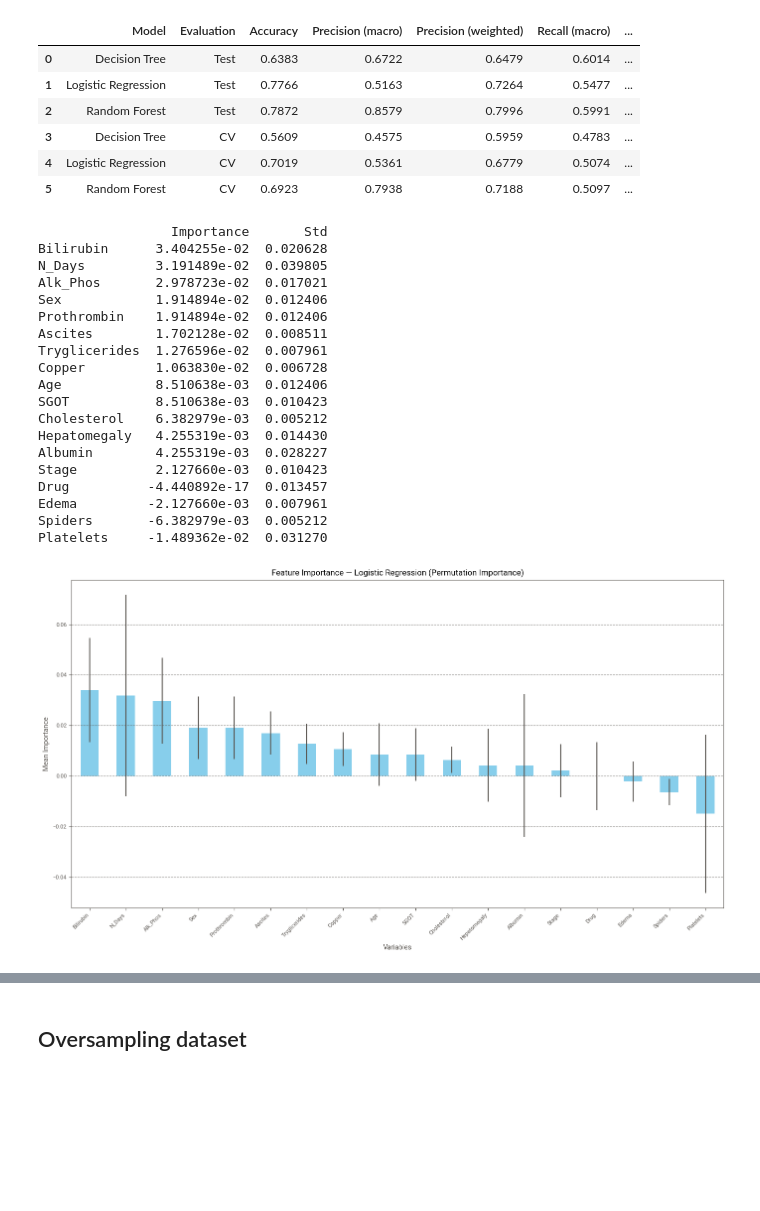
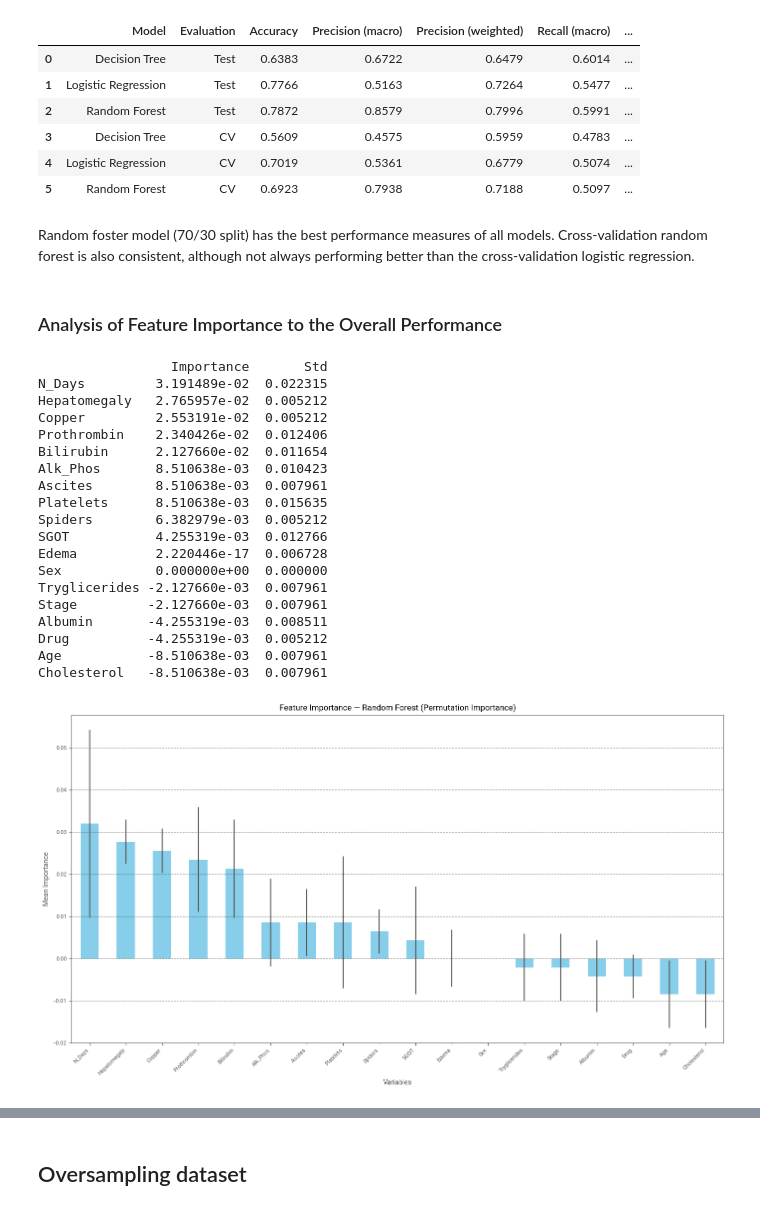
Before and after one commit to CarolinaCapitao/Machine-Learning, a Jupyter notebook: Cirrhosis_database.ipynb, the cells around one changed output, grey strips where cells are left out. Drawn from its saved outputs; the diff is of its cells as text; code cells hidden in the pictures; blank space fills up the shorter version.

Commit message:
Variable contribution analysis

```diff
--- a/Cirrhosis_database.ipynb
+++ b/Cirrhosis_database.ipynb
@@ -1782,14 +1787,14 @@ AUC — Random Forest: 0.8611859193438142
 # Cross-validation with Random Forest
 
 # Initialize the model
-clf_RF = RandomForestClassifier(random_state=42)
+clf_RF_cv = RandomForestClassifier(random_state=42)
 
 # Perform cross-validated predictions (default = 5-fold CV)
 # Each observation is predicted by a model that was not trained on it (out-of-fold)
-pred_RF = cross_val_predict(clf_RF, X, y)
+pred_RF_cv = cross_val_predict(clf_RF_cv, X, y)
 
 # Display predicted class labels
-pred_RF
+pred_RF_cv
 # %% [output]
 array([0, 0, 0, 0, 1, 1, 1, 0, 0, 0, 0, 0, 1, 0, 0, 1, 0, 0, 1, 0, 1, 0,
        0, 0, 1, 1, 0, 0, 0, 0, 0, 0, 0, 1, 0, 1, 0, 0, 1, 0, 1, 0, 0, 1,
@@ -1923,60 +1928,64 @@ styled_df
 | 3 | Decision Tree | CV | 0.5609 | 0.4575 | 0.5959 | 0.4783 | ... |
 | 4 | Logistic Regression | CV | 0.7019 | 0.5361 | 0.6779 | 0.5074 | ... |
 | 5 | Random Forest | CV | 0.6923 | 0.7938 | 0.7188 | 0.5097 | ... |
+# %% [markdown]
+Random foster model (70/30 split) has the best performance measures of all models. Cross-validation random forest is also consistent, although not always performing better than the cross-validation logistic regression.
+# %% [markdown]
+### Analysis of Feature Importance to the Overall Performance
 # %%
 from sklearn.inspection import permutation_importance
 import matplotlib.pyplot as plt
 import pandas as pd
 
-# Compute permutation importances for the logistic regression model
+# Compute permutation importances for the random forest model
 # Note: this measures the drop in model performance when each feature is randomly shuffled
-perm_importance_LR = permutation_importance(
-    clf_LR,           # trained logistic regression model
+perm_importance_RF = permutation_importance(
+    clf_RF,           # trained random forest
     X_test,           # features from test set
     y_test,           # true labels
     random_state=42
 )
 
 # Get feature names
 feature_names = X_test.columns
 
 # Create a DataFrame with mean importance and standard deviation for each feature
-df_importances_LR = pd.DataFrame({
-    'Importance': perm_importance_LR.importances_mean,
-    'Std': perm_importance_LR.importances_std
+df_importances_RF = pd.DataFrame({
+    'Importance': perm_importance_RF.importances_mean,
+    'Std': perm_importance_RF.importances_std
 }, index=feature_names).sort_values('Importance', ascending=False)
 
 # Display the sorted importance table
-print(df_importances_LR)
+print(df_importances_RF)
 
 # Plot the feature importances
 plt.figure(figsize=(14, 8))
-df_importances_LR['Importance'].plot.bar(yerr=df_importances_LR['Std'], color='skyblue')
-plt.title("Feature Importance — Logistic Regression (Permutation Importance)")
+df_importances_RF['Importance'].plot.bar(yerr=df_importances_RF['Std'], color='skyblue')
+plt.title("Feature Importance — Random Forest (Permutation Importance)")
 plt.ylabel("Mean Importance")
 plt.xlabel("Variables")
 plt.xticks(rotation=45, ha='right')
 plt.grid(axis='y', linestyle='--', alpha=0.7)
 plt.tight_layout()
 plt.show()
 # %% [output]
                  Importance       Std
-Bilirubin      3.404255e-02  0.020628
-N_Days         3.191489e-02  0.039805
-Alk_Phos       2.978723e-02  0.017021
-Sex            1.914894e-02  0.012406
-Prothrombin    1.914894e-02  0.012406
-Ascites        1.702128e-02  0.008511
-Tryglicerides  1.276596e-02  0.007961
-Copper         1.063830e-02  0.006728
-Age            8.510638e-03  0.012406
-SGOT           8.510638e-03  0.010423
-Cholesterol    6.382979e-03  0.005212
-Hepatomegaly   4.255319e-03  0.014430
-Albumin        4.255319e-03  0.028227
-Stage          2.127660e-03  0.010423
-Drug          -4.440892e-17  0.013457
-Edema         -2.127660e-03  0.007961
-Spiders       -6.382979e-03  0.005212
-Platelets     -1.489362e-02  0.031270
+N_Days         3.191489e-02  0.022315
+Hepatomegaly   2.765957e-02  0.005212
+Copper         2.553191e-02  0.005212
+Prothrombin    2.340426e-02  0.012406
+Bilirubin      2.127660e-02  0.011654
+Alk_Phos       8.510638e-03  0.010423
+Ascites        8.510638e-03  0.007961
+Platelets      8.510638e-03  0.015635
+Spiders        6.382979e-03  0.005212
+SGOT           4.255319e-03  0.012766
+Edema          2.220446e-17  0.006728
+Sex            0.000000e+00  0.000000
+Tryglicerides -2.127660e-03  0.007961
+Stage         -2.127660e-03  0.007961
+Albumin       -4.255319e-03  0.008511
+Drug          -4.255319e-03  0.005212
+Age           -8.510638e-03  0.007961
+Cholesterol   -8.510638e-03  0.007961
-[figure, old version]
+[figure, new version]
```
Also changed, not shown: parts of 26 cells of this notebook.
